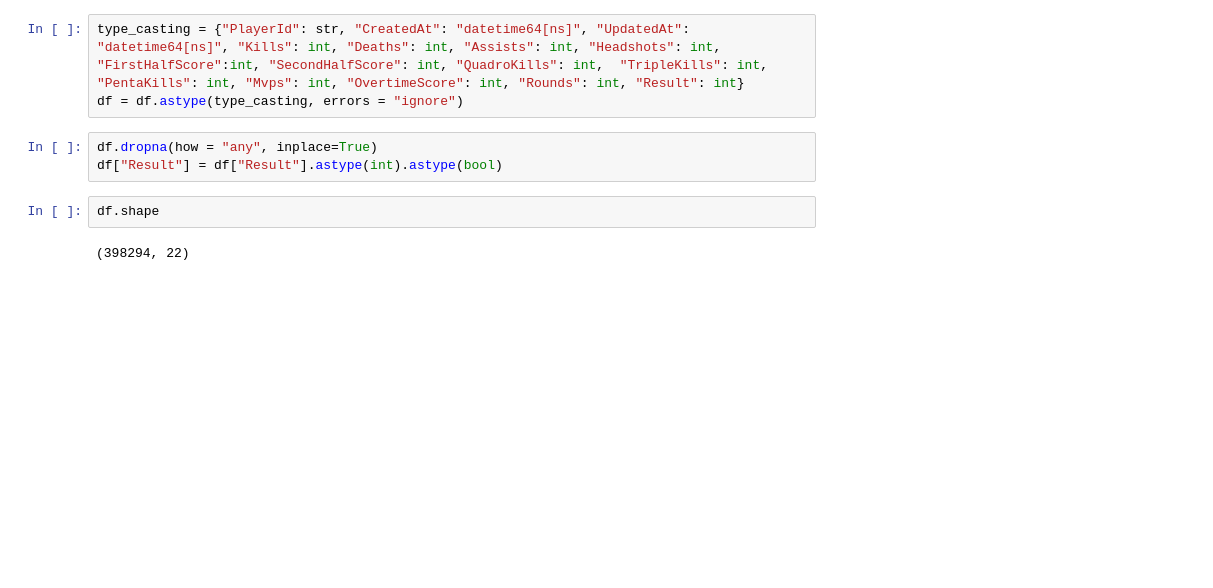
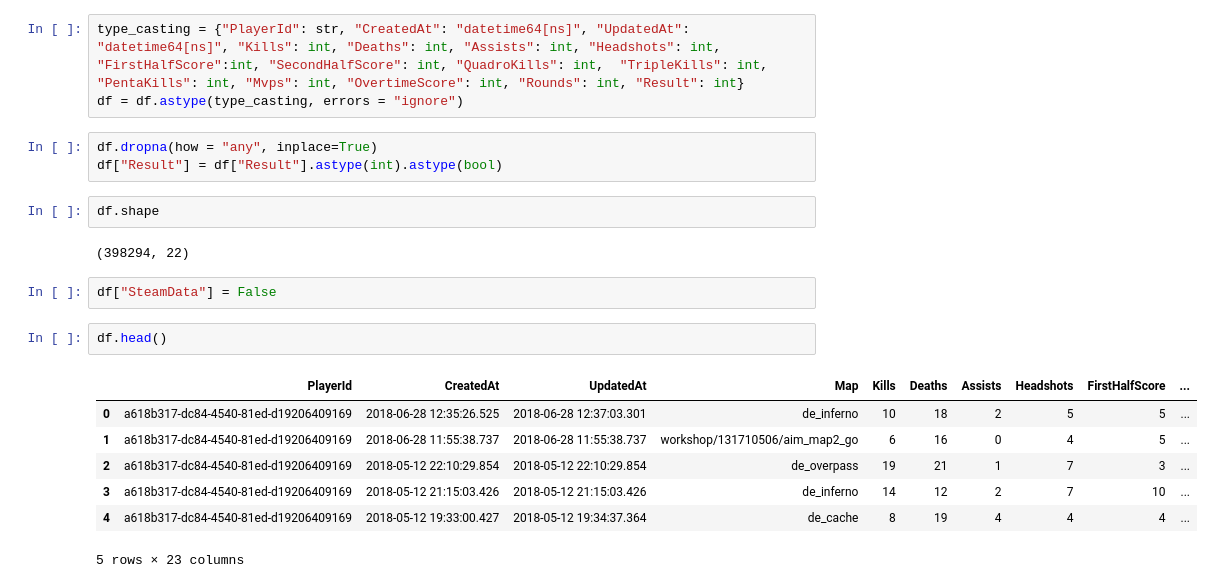
Before and after one commit to Mamin-gamer/Data-collection, a Jupyter notebook: notebooks/OtherPlayerData.ipynb, the cells around one changed output. Saved outputs shown, nothing was run; the diff lists cells and outputs as text; blank space fills up the shorter version.

```diff
--- a/notebooks/OtherPlayerData.ipynb
+++ b/notebooks/OtherPlayerData.ipynb
@@ -25,3 +25,15 @@ df["Result"] = df["Result"].astype(int).astype(bool)
 df.shape
 # %% [output]
 (398294, 22)
+# %%
+df["SteamData"] = False
+# %%
+df.head()
+# %% [output]
+|  | PlayerId | CreatedAt | UpdatedAt | Map | Kills | Deaths | Assists | Headshots | FirstHalfScore | ... |
+| 0 | a618b317-dc84-4540-81ed-d19206409169 | 2018-06-28 12:35:26.525 | 2018-06-28 12:37:03.301 | de_inferno | 10 | 18 | 2 | 5 | 5 | ... |
+| 1 | a618b317-dc84-4540-81ed-d19206409169 | 2018-06-28 11:55:38.737 | 2018-06-28 11:55:38.737 | workshop/131710506/aim_map2_go | 6 | 16 | 0 | 4 | 5 | ... |
+| 2 | a618b317-dc84-4540-81ed-d19206409169 | 2018-05-12 22:10:29.854 | 2018-05-12 22:10:29.854 | de_overpass | 19 | 21 | 1 | 7 | 3 | ... |
+| 3 | a618b317-dc84-4540-81ed-d19206409169 | 2018-05-12 21:15:03.426 | 2018-05-12 21:15:03.426 | de_inferno | 14 | 12 | 2 | 7 | 10 | ... |
+| 4 | a618b317-dc84-4540-81ed-d19206409169 | 2018-05-12 19:33:00.427 | 2018-05-12 19:34:37.364 | de_cache | 8 | 19 | 4 | 4 | 4 | ... |
+5 rows × 23 columns
```
Also changed, not shown: 7 other files.
